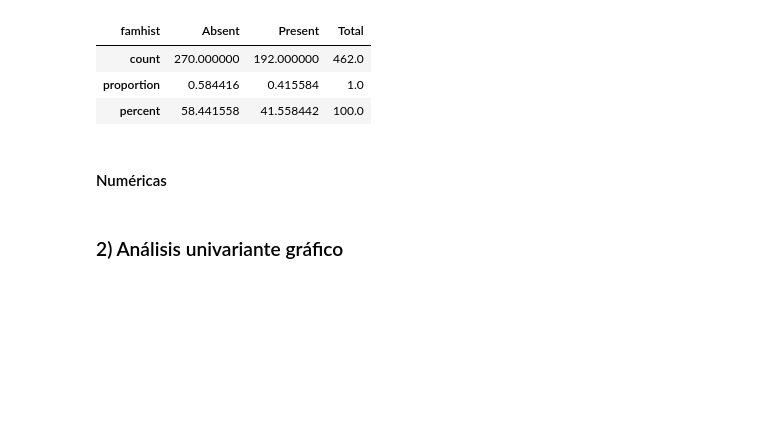
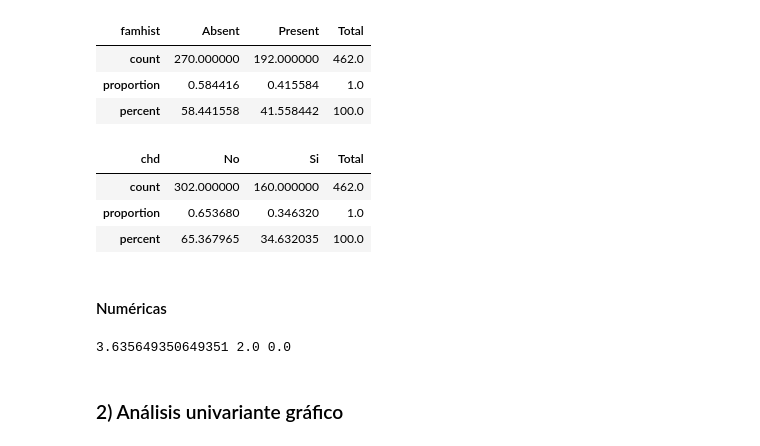
Before and after one commit to samuelcoboscorrea/intro-bio, a Jupyter notebook: P1/Practica1.ipynb, the cells around one changed output. Drawn from its saved outputs; the diff is of its cells as text; code cells hidden in the pictures; blank space fills up the shorter version.

```diff
--- a/P1/Practica1.ipynb
+++ b/P1/Practica1.ipynb
@@ -94,11 +97,45 @@ table
 | percent | 58.441558 | 41.558442 | 100.0 |
 # %%
 # Realiza la tabla de conteo, proporción y procentaje para la variable categórica chd
+
+count = var_cat['chd'].value_counts()
+proportion = count/var_cat['chd'].count()
+percent = proportion*100
+
+table = pd.DataFrame({'count':count,
+                      'proportion':proportion,
+                      'percent':percent}).transpose()
+
+table['Total'] = table.sum(axis=1)
+
+table
+# %% [output]
+| chd | No | Si | Total |
+| count | 302.000000 | 160.000000 | 462.0 |
+| proportion | 0.653680 | 0.346320 | 1.0 |
+| percent | 65.367965 | 34.632035 | 100.0 |
 # %% [markdown]
 #### Numéricas
 # %%
 # Calcula, para una variable numérica que elijas, la tendencia central (media, mediana y moda)
 # y la dispersión (varianza y desviación estándar)
+
+
+# list_var_num = ['sbp','tobacco','ldl','adiposity','typea','obesity','alcohol','age']
+# var_num = data[list_var_num]
+
+# calculate mean
+tobacco_mean = np.mean(var_num['tobacco'])
+
+# calculate median
+tobacco_median = np.median(var_num['tobacco'])
+
+# calculate mode
+tobacco_mode = statistics.mode(var_num['tobacco'])
+
+print(tobacco_mean, tobacco_median, tobacco_mode)
+# %% [output]
+3.635649350649351 2.0 0.0
 # %% [markdown]
 ### 2) Análisis univariante gráfico
 # %% [markdown]
```
Also changed, not shown: parts of 2 cells of this notebook.
